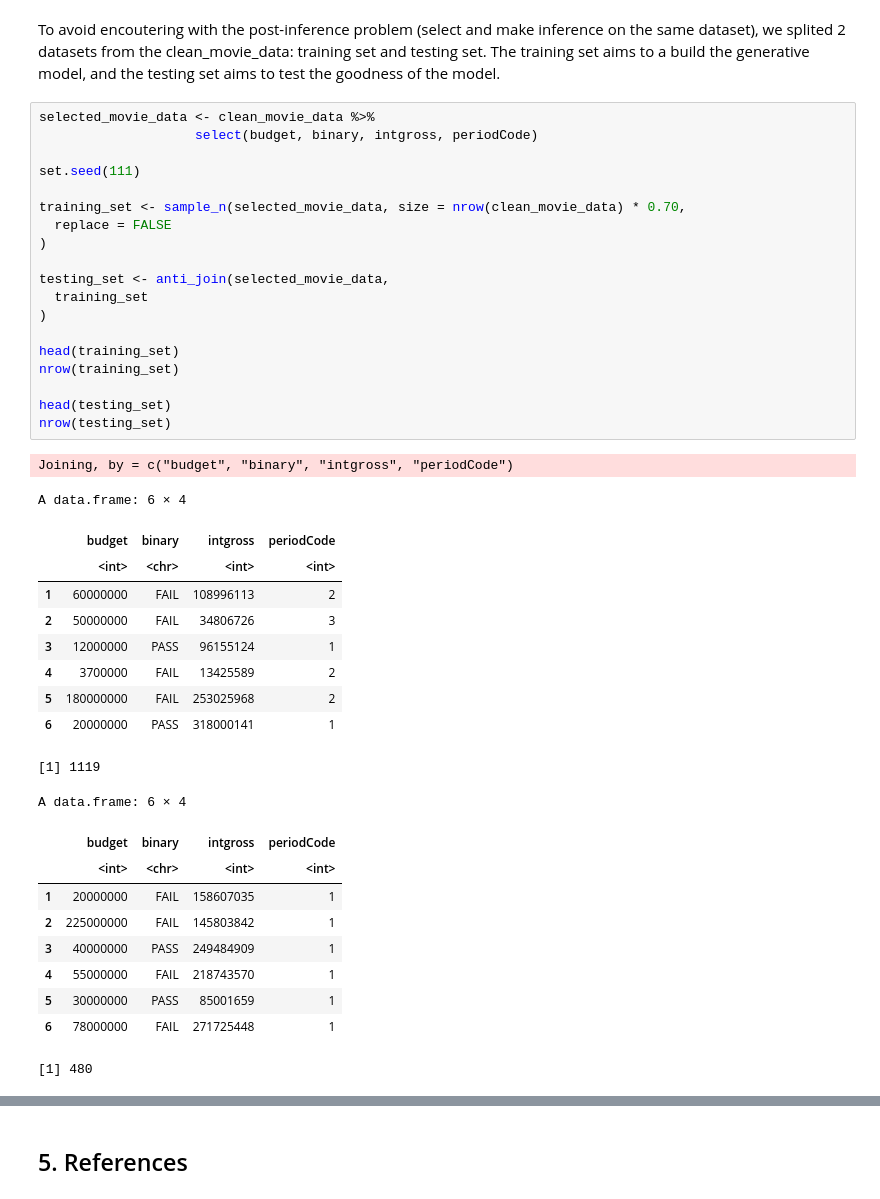
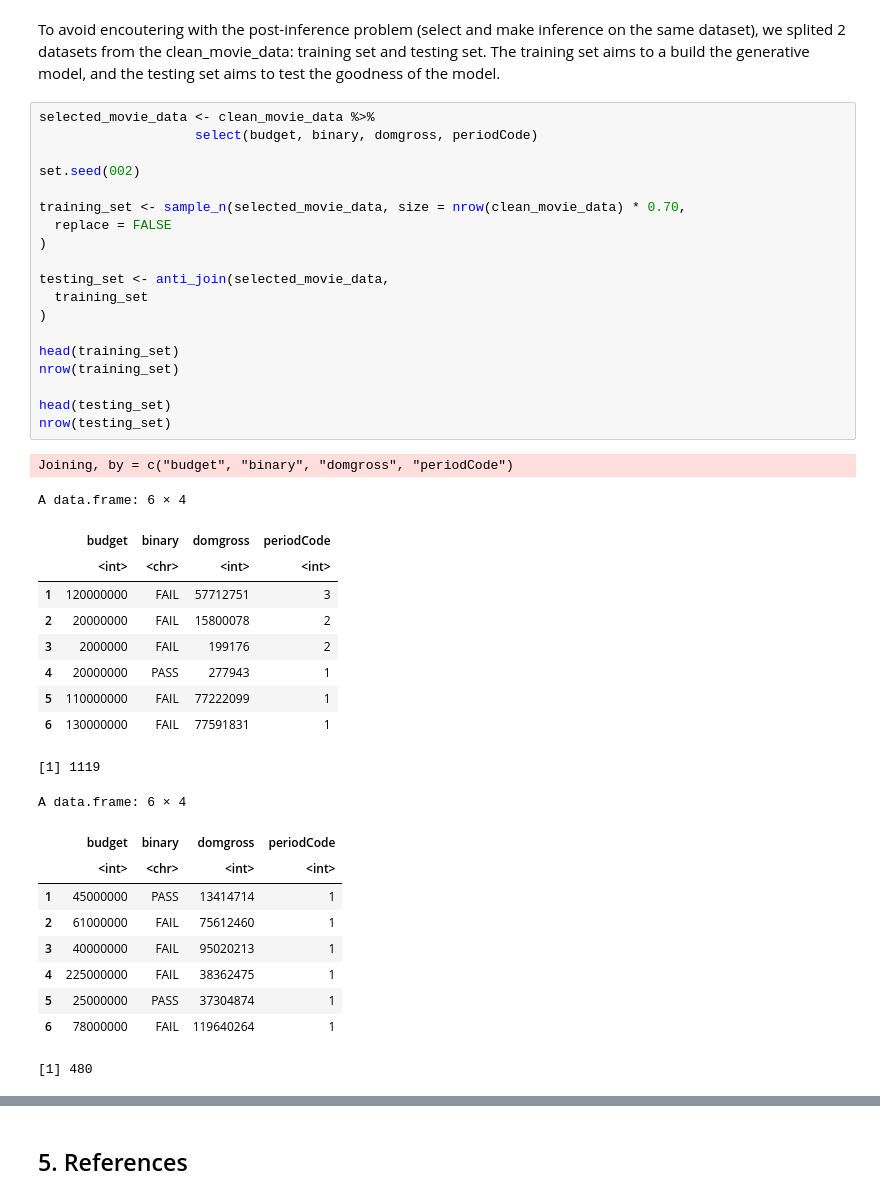
Before and after one commit to Wills-Hao/Film-Profit-Factors-R, a Jupyter notebook: FinalReport.ipynb, the cells around one changed output, grey strips where cells are left out. Cells and saved outputs as stored; diff of their text form.

Commit message:
Model selection

```diff
--- a/FinalReport.ipynb
+++ b/FinalReport.ipynb
@@ -255,44 +255,44 @@ Our report can help movie producers better understand what contributes to a movi
 To avoid encoutering with the post-inference problem (select and make inference on the same dataset), we splited 2 datasets from the clean_movie_data: training set and testing set. The training set aims to a build the generative model, and the testing set aims to test the goodness of the model.
 # %%
 selected_movie_data <- clean_movie_data %>%
-                    select(budget, binary, intgross, periodCode)
+                    select(budget, binary, domgross, periodCode)
 
-set.seed(111)
+set.seed(002)
 
 training_set <- sample_n(selected_movie_data, size = nrow(clean_movie_data) * 0.70,
   replace = FALSE
 )
 
 testing_set <- anti_join(selected_movie_data,
   training_set
 )
 
 head(training_set)
 nrow(training_set)
 
 head(testing_set)
 nrow(testing_set)
 # %% [output]
-Joining, by = c("budget", "binary", "intgross", "periodCode")
+Joining, by = c("budget", "binary", "domgross", "periodCode")
 A data.frame: 6 × 4
-|  | budget | binary | intgross | periodCode |
+|  | budget | binary | domgross | periodCode |
 |  | <int> | <chr> | <int> | <int> |
-| 1 | 60000000 | FAIL | 108996113 | 2 |
-| 2 | 50000000 | FAIL | 34806726 | 3 |
-| 3 | 12000000 | PASS | 96155124 | 1 |
-| 4 | 3700000 | FAIL | 13425589 | 2 |
-| 5 | 180000000 | FAIL | 253025968 | 2 |
-| 6 | 20000000 | PASS | 318000141 | 1 |
+| 1 | 120000000 | FAIL | 57712751 | 3 |
+| 2 | 20000000 | FAIL | 15800078 | 2 |
+| 3 | 2000000 | FAIL | 199176 | 2 |
+| 4 | 20000000 | PASS | 277943 | 1 |
+| 5 | 110000000 | FAIL | 77222099 | 1 |
+| 6 | 130000000 | FAIL | 77591831 | 1 |
 [1] 1119
 A data.frame: 6 × 4
-|  | budget | binary | intgross | periodCode |
+|  | budget | binary | domgross | periodCode |
 |  | <int> | <chr> | <int> | <int> |
-| 1 | 20000000 | FAIL | 158607035 | 1 |
-| 2 | 225000000 | FAIL | 145803842 | 1 |
-| 3 | 40000000 | PASS | 249484909 | 1 |
-| 4 | 55000000 | FAIL | 218743570 | 1 |
-| 5 | 30000000 | PASS | 85001659 | 1 |
-| 6 | 78000000 | FAIL | 271725448 | 1 |
+| 1 | 45000000 | PASS | 13414714 | 1 |
+| 2 | 61000000 | FAIL | 75612460 | 1 |
+| 3 | 40000000 | FAIL | 95020213 | 1 |
+| 4 | 225000000 | FAIL | 38362475 | 1 |
+| 5 | 25000000 | PASS | 37304874 | 1 |
+| 6 | 78000000 | FAIL | 119640264 | 1 |
 [1] 480
 # %%
 movie_selection <- regsubsets(
```
Also changed, not shown: parts of 3 cells of this notebook.
